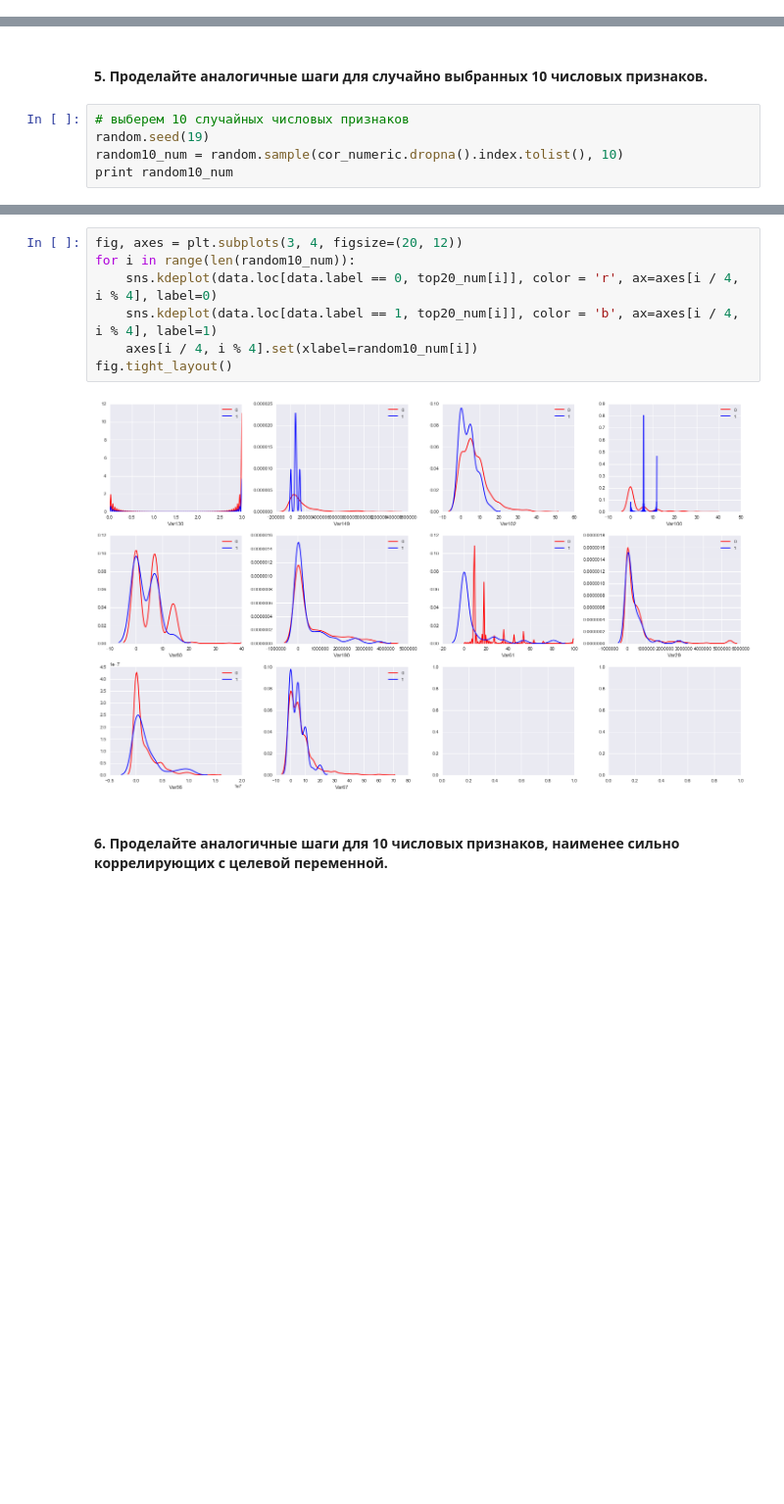
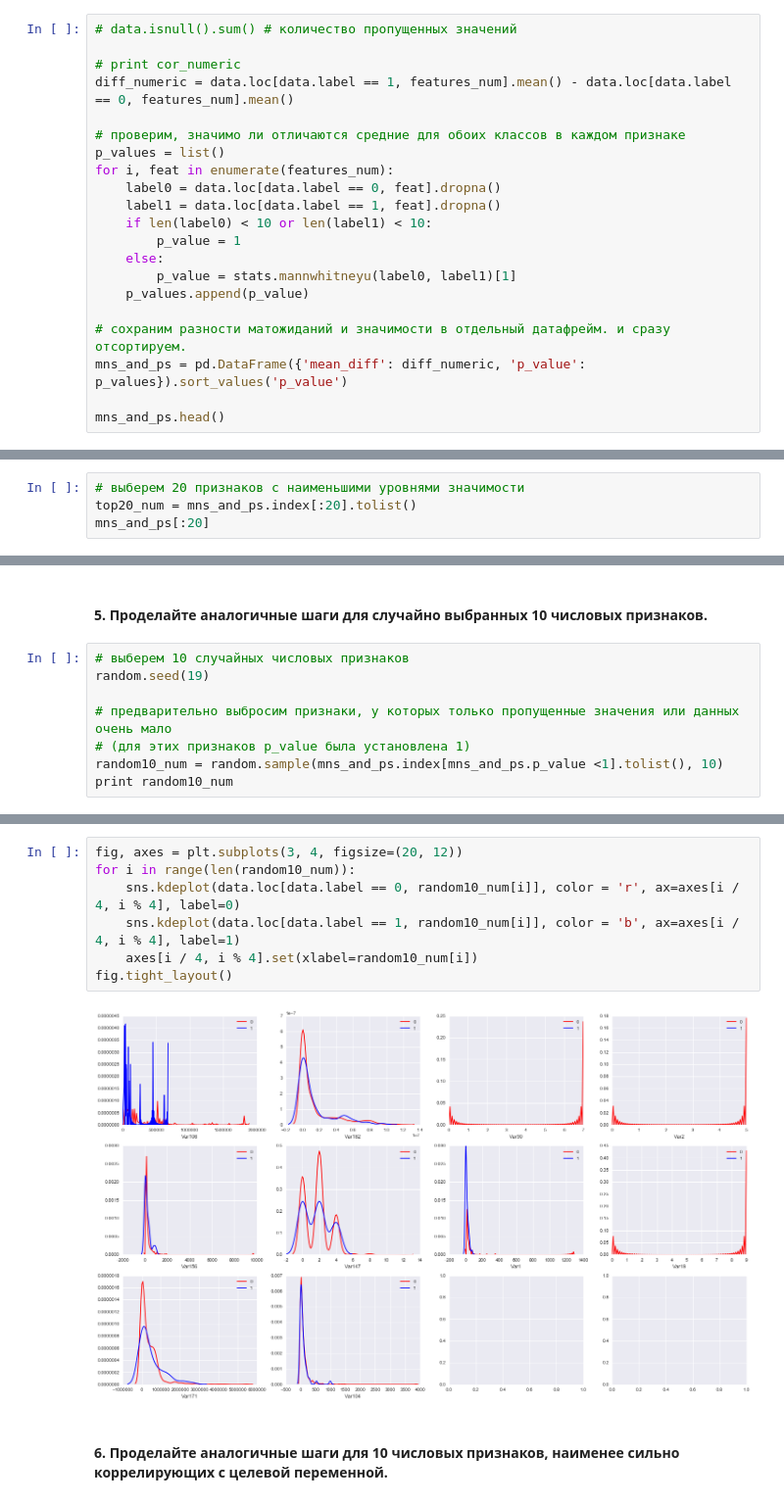
Before and after one commit to yurkai/churn, a Jupyter notebook: week01.ipynb, the cells around one changed output, grey strips where cells are left out. Shown at 98% size. Cells and saved outputs as stored; diff of their text form; blank space fills up the shorter version.

Commit message:
числовые признаки + выводы
мера связанности числовых признаков оценивается по критерию Манна-Уитни. написаны недостающие пункты

```diff
--- a/week01.ipynb
+++ b/week01.ipynb
@@ -72,0 +51,21 @@ dtype: float64
+# %%
+# data.isnull().sum() # количество пропущенных значений
+
+# print cor_numeric
+diff_numeric = data.loc[data.label == 1, features_num].mean() - data.loc[data.label == 0, features_num].mean()
+
+# проверим, значимо ли отличаются средние для обоих классов в каждом признаке
+p_values = list()
+for i, feat in enumerate(features_num):
+    label0 = data.loc[data.label == 0, feat].dropna()
+    label1 = data.loc[data.label == 1, feat].dropna()
+    if len(label0) < 10 or len(label1) < 10:
+        p_value = 1
+    else:
+        p_value = stats.mannwhitneyu(label0, label1)[1]
+    p_values.append(p_value)
+
+# сохраним разности матожиданий и значимости в отдельный датафрейм. и сразу отсортируем.
+mns_and_ps = pd.DataFrame({'mean_diff': diff_numeric, 'p_value': p_values}).sort_values('p_value')
+
+mns_and_ps.head()
@@ -98,0 +86,4 @@ dtype: float64
+# %%
+# выберем 20 признаков с наименьшими уровнями значимости
+top20_num = mns_and_ps.index[:20].tolist()
+mns_and_ps[:20]
@@ -117,6 +126,9 @@ fig.tight_layout()
 # %%
 # выберем 10 случайных числовых признаков
 random.seed(19)
-random10_num = random.sample(cor_numeric.dropna().index.tolist(), 10)
+
+# предварительно выбросим признаки, у которых только пропущенные значения или данных очень мало
+# (для этих признаков p_value была установлена 1)
+random10_num = random.sample(mns_and_ps.index[mns_and_ps.p_value <1].tolist(), 10)
 print random10_num
 # %% [output]
@@ -129,11 +141,11 @@ plt.show()
 # %%
 fig, axes = plt.subplots(3, 4, figsize=(20, 12))
 for i in range(len(random10_num)):
-    sns.kdeplot(data.loc[data.label == 0, top20_num[i]], color = 'r', ax=axes[i / 4, i % 4], label=0)
-    sns.kdeplot(data.loc[data.label == 1, top20_num[i]], color = 'b', ax=axes[i / 4, i % 4], label=1)
+    sns.kdeplot(data.loc[data.label == 0, random10_num[i]], color = 'r', ax=axes[i / 4, i % 4], label=0)
+    sns.kdeplot(data.loc[data.label == 1, random10_num[i]], color = 'b', ax=axes[i / 4, i % 4], label=1)
     axes[i / 4, i % 4].set(xlabel=random10_num[i])
 fig.tight_layout()
 # %% [output]
-[figure, old version]
+[figure, new version]
 # %% [markdown]
 #### 6. Проделайте аналогичные шаги для 10 числовых признаков, наименее сильно коррелирующих с целевой переменной.
```
Also changed, not shown: parts of 26 cells of this notebook.
